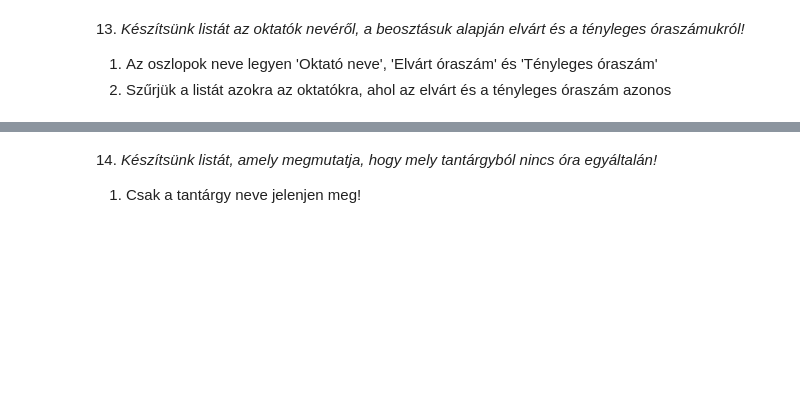
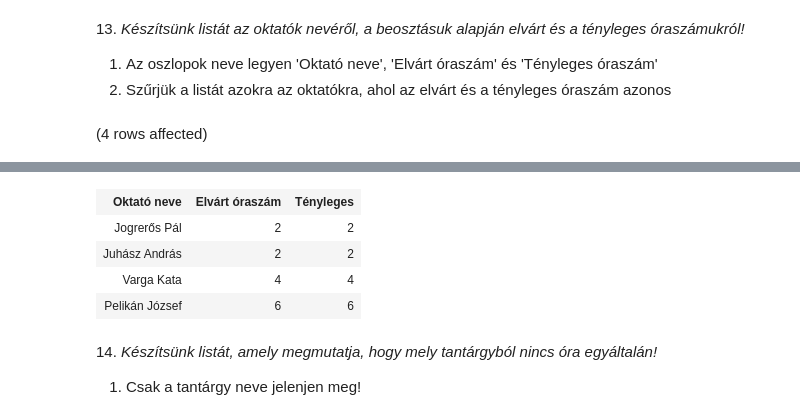
Before and after one commit to richardhestencz/Adatbazisok, a Jupyter notebook: gyakorlat03_feladatok.ipynb, the cells around one changed output, grey strips where cells are left out. Cells and saved outputs as stored; diff of their text form; code cells hidden in the pictures; blank space fills up the shorter version.

```diff
--- a/gyakorlat03_feladatok.ipynb
+++ b/gyakorlat03_feladatok.ipynb
@@ -160,3 +190,11 @@ Az oszlopokat nevezzük el értelemszerűen!
 
 1. Az oszlopok neve legyen 'Oktató neve', 'Elvárt óraszám' és 'Tényleges óraszám'
 2. Szűrjük a listát azokra az oktatókra, ahol az elvárt és a tényleges óraszám azonos
+# %%
+SELECT okt.nev AS 'Oktató neve', b.elvart AS 'Elvárt óraszám', COUNT(o.ora_id) AS 'Tényleges'
+FROM Orak o JOIN Oktatok okt ON o.tanar = okt.oktato_id
+            JOIN Beosztasok b ON okt.beosztás = b.beosztas_id
+GROUP BY okt.nev, b.elvart
+HAVING b.elvart = COUNT(ora_id)
+# %% [output]
+(4 rows affected)
@@ -163,3 +202,8 @@ Az oszlopokat nevezzük el értelemszerűen!
+| Oktató neve | Elvárt óraszám | Tényleges |
+| Jogrerős Pál | 2 | 2 |
+| Juhász András | 2 | 2 |
+| Varga Kata | 4 | 4 |
+| Pelikán József | 6 | 6 |
 # %% [markdown]
 14. _Készítsünk listát, amely megmutatja, hogy mely tantárgyból nincs óra egyáltalán!_
 
```
Also changed, not shown: parts of 5 cells of this notebook.
